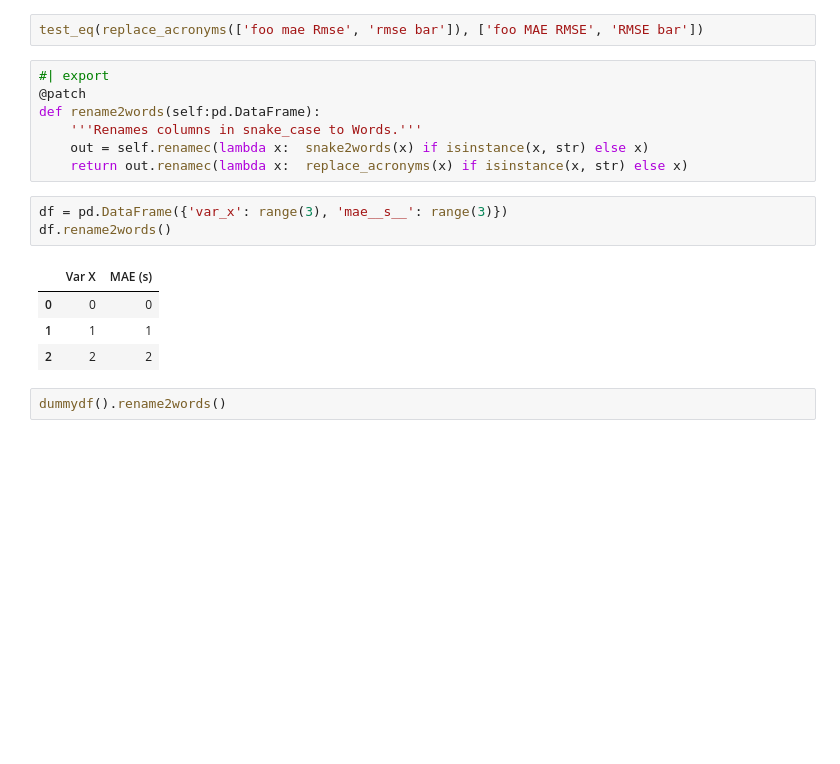
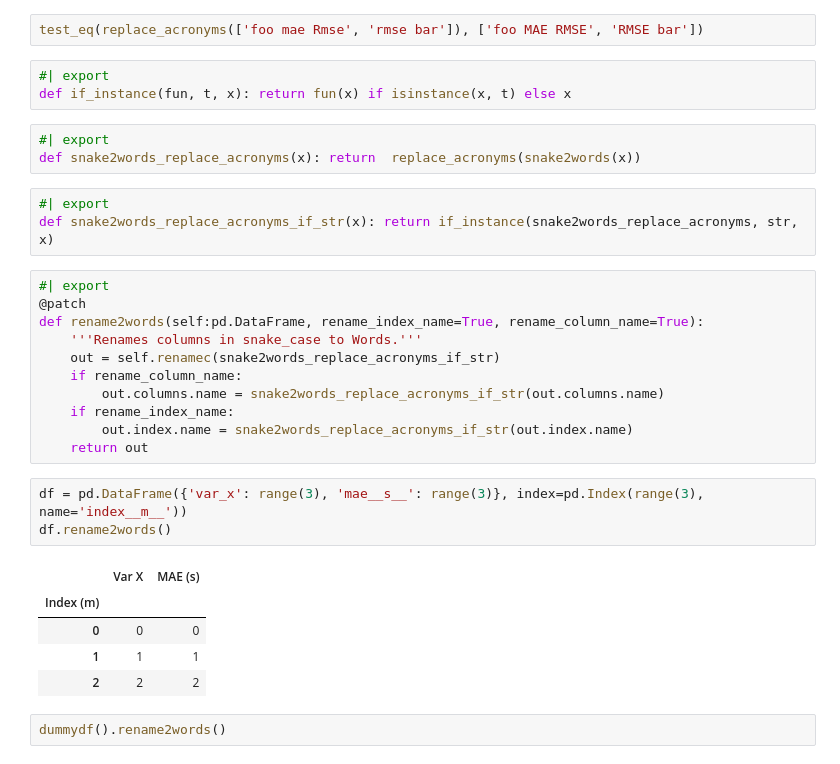
Before and after one commit to asappinc/pdpatch, a Jupyter notebook: 01_case.ipynb, the cells around one changed output. Drawn from its saved outputs; the diff is of its cells as text; blank space fills up the shorter version.

```diff
--- a/01_case.ipynb
+++ b/01_case.ipynb
@@ -66,18 +67,32 @@ acronyms = ['MAE', 'RMSE']
 test_eq(replace_acronyms('foo mae Rmse'), 'foo MAE RMSE')
 # %%
 test_eq(replace_acronyms(['foo mae Rmse', 'rmse bar']), ['foo MAE RMSE', 'RMSE bar'])
+# %%
+#| export
+def if_instance(fun, t, x): return fun(x) if isinstance(x, t) else x
+# %%
+#| export
+def snake2words_replace_acronyms(x): return  replace_acronyms(snake2words(x))
+# %%
+#| export
+def snake2words_replace_acronyms_if_str(x): return if_instance(snake2words_replace_acronyms, str, x)
 # %%
 #| export
 @patch
-def rename2words(self:pd.DataFrame):
+def rename2words(self:pd.DataFrame, rename_index_name=True, rename_column_name=True):
     '''Renames columns in snake_case to Words.'''
-    out = self.renamec(lambda x:  snake2words(x) if isinstance(x, str) else x)
-    return out.renamec(lambda x:  replace_acronyms(x) if isinstance(x, str) else x)
+    out = self.renamec(snake2words_replace_acronyms_if_str)
+    if rename_column_name:
+        out.columns.name = snake2words_replace_acronyms_if_str(out.columns.name)
+    if rename_index_name:
+        out.index.name = snake2words_replace_acronyms_if_str(out.index.name)
+    return out
 # %%
-df = pd.DataFrame({'var_x': range(3), 'mae__s__': range(3)})
+df = pd.DataFrame({'var_x': range(3), 'mae__s__': range(3)}, index=pd.Index(range(3), name='index__m__'))
 df.rename2words()
 # %% [output]
 |  | Var X | MAE (s) |
+| Index (m) |  |  |
 | 0 | 0 | 0 |
 | 1 | 1 | 1 |
 | 2 | 2 | 2 |
```
Also changed, not shown: parts of 3 cells of this notebook, 7 other files.
